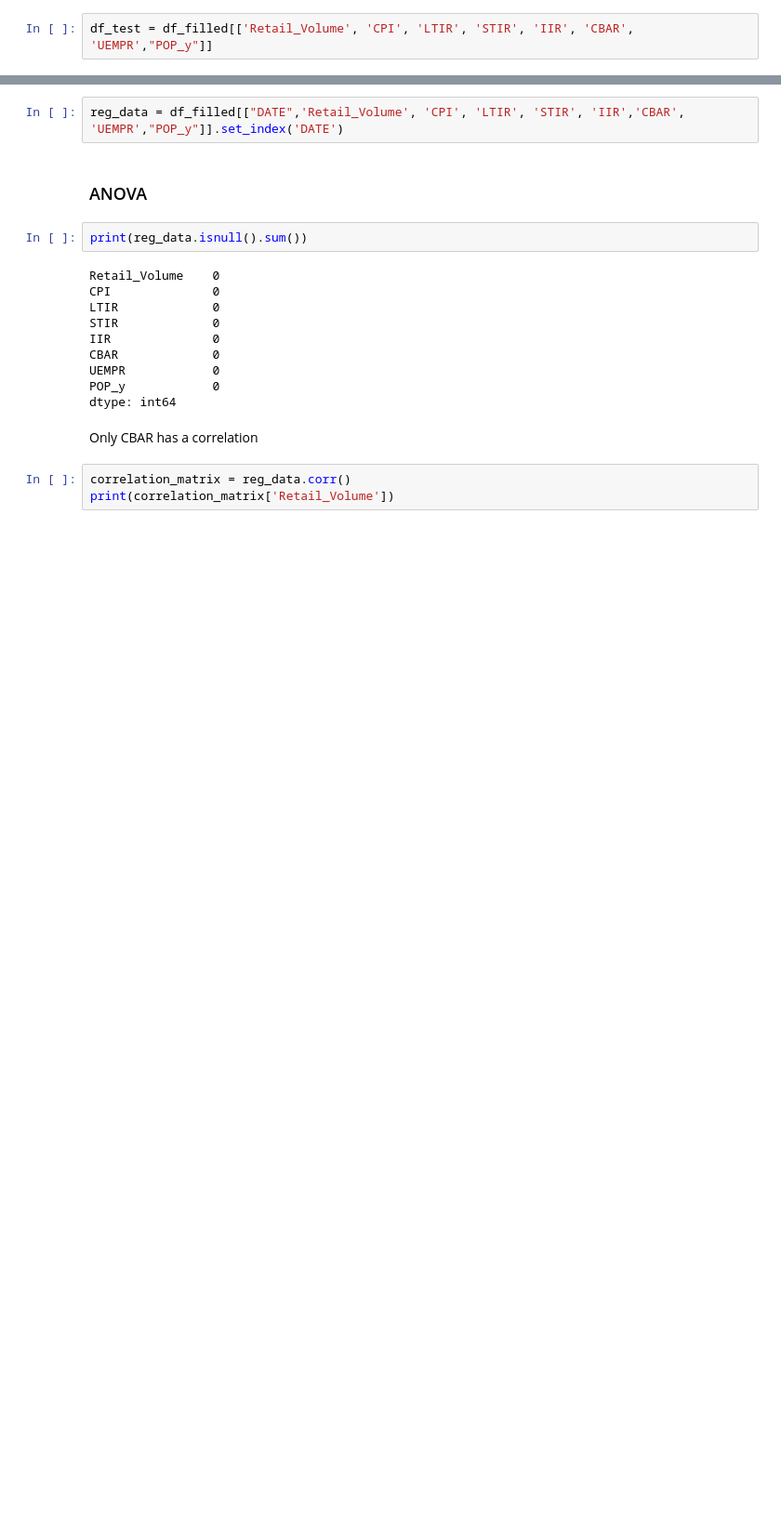
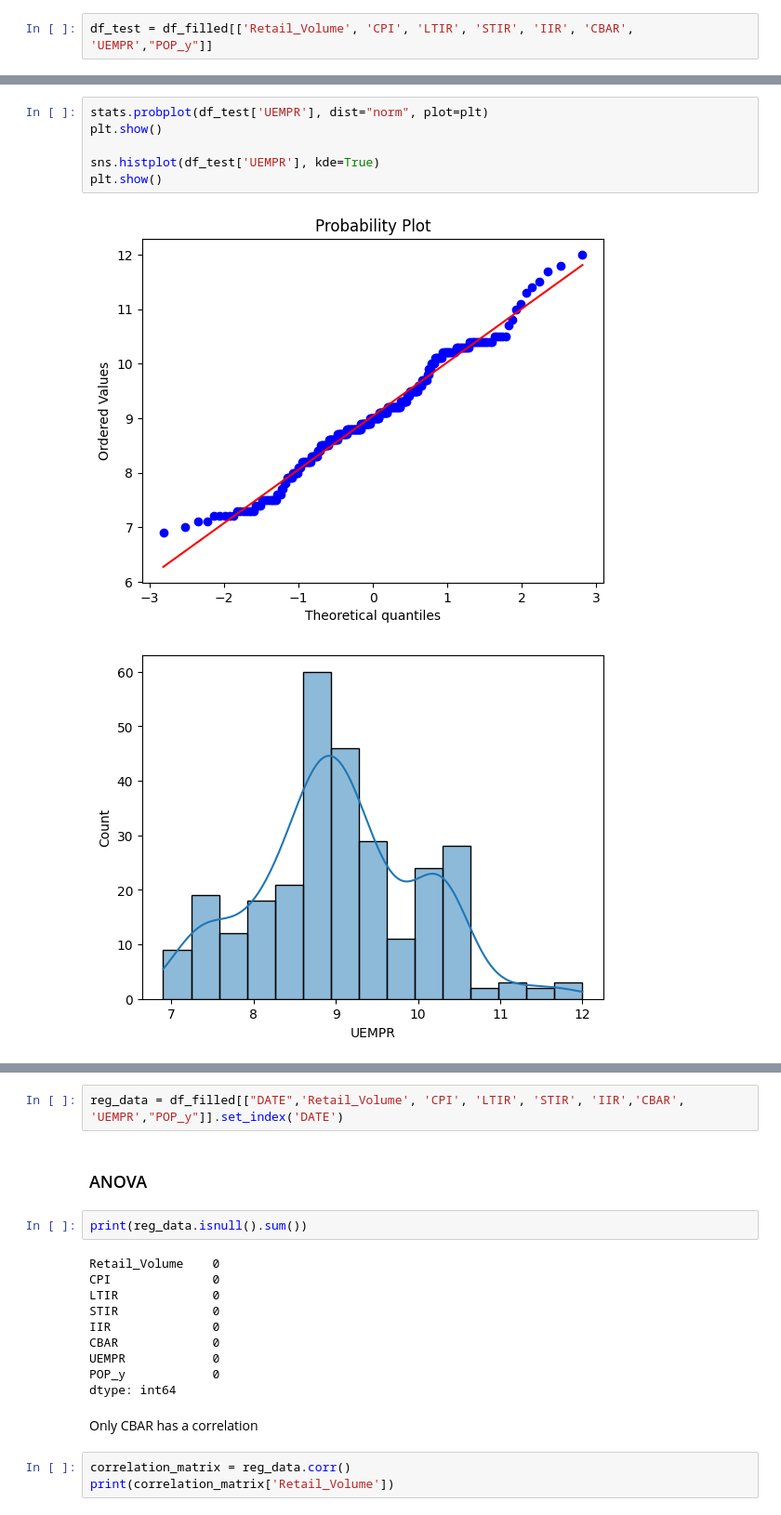
Before and after one commit to emirsglm/consumer-behavior-analysis, a Jupyter notebook: test.ipynb, the cells around one changed output, grey strips where cells are left out. Shown at 93% size. Cells and saved outputs as stored; diff of their text form; blank space fills up the shorter version.

```diff
--- a/test.ipynb
+++ b/test.ipynb
@@ -538,0 +438,9 @@ Cointegration Test p-value: 1.03993061540743e-09
+# %%
+stats.probplot(df_test['UEMPR'], dist="norm", plot=plt)
+plt.show()
+
+sns.histplot(df_test['UEMPR'], kde=True)
+plt.show()
+# %% [output]
+[figure, added]
+[figure, added]
```
Also changed, not shown: parts of 67 cells of this notebook.
